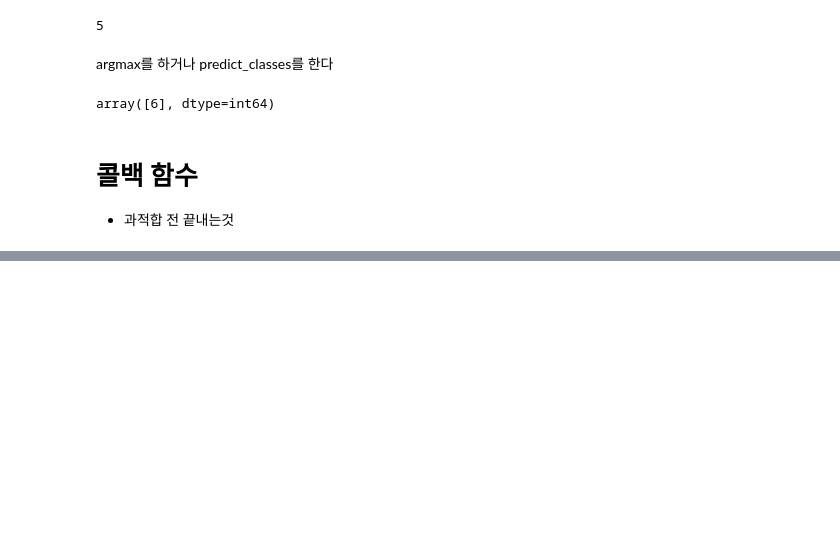
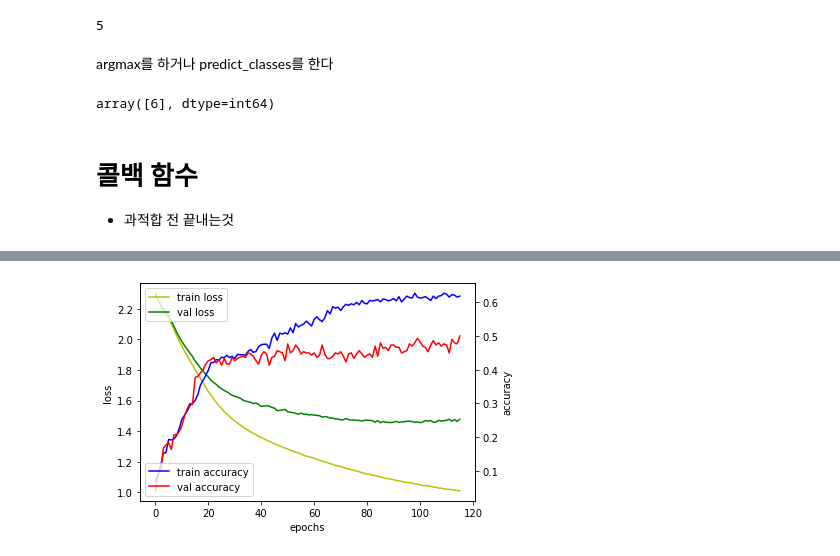
Before and after one commit to jiwon808/big, a Jupyter notebook: source/9_ML_DL/7_딥러닝기초_mnist(손글씨데이터).ipynb, the cells around one changed output, grey strips where cells are left out. Saved outputs shown, nothing was run; the diff lists cells and outputs as text; code cells hidden in the pictures; blank space fills up the shorter version.

```diff
--- a/source/9_ML_DL/7_딥러닝기초_mnist(손글씨데이터).ipynb
+++ b/source/9_ML_DL/7_딥러닝기초_mnist(손글씨데이터).ipynb
@@ -272,0 +369,90 @@ array([6], dtype=int64)
+# %%
+#199번이 198번과 비교했을때 더 크면 stop (과적합 stop)
+
+import tensorflow as tf
+np.random.seed(3)
+class CustomHistory(tf.keras.callbacks.Callback):   #Callback으로 부터 상속 받은 CustomHistory
+    def __init__(self):
+        self.epoch = 0
+        self.train_loss = []
+        self.val_loss = []
+        self.train_acc = []  # 변수를 만들어줌
+        self.val_acc = []
+    def on_epoch_end(self,batch,logs={}):   #Callback안에 있는 함수 override. 한 epoch끝날때 마다 logs에있는 loss를 train_loss에  apppend,#logs에있는 loss를 val_loss에  apppend
+        self.train_loss.append(logs.get('loss'))
+        self.val_loss.append(logs.get('val_loss'))
+        self.train_acc.append(logs.get('accuracy'))
+        self.val_acc.append(logs.get('val_accuracy'))
+        if self.epoch % 10 == 0:  #10으로 나누어지면
+            print("epoch:{}, loss:{},val_loss:{}".format(self.epoch,logs.get('loss'),logs.get('val_loss')
+                                                        ))
+        self.epoch += 1  #epoch 하나씩 늘고
+
+# 1. 데이터 셋 준비하기
+# 훈련셋, 검증셋 분리
+(X_train, Y_train), (X_test,Y_test) = mnist.load_data()
+
+# 훈련셋과 검증셋 분리  (X_train, Y_train을 검증셋과 훈련셋으로 분리)
+X_val = X_train[50000:]  #50000개부터 끝까지
+Y_val = Y_train[50000:]
+X_train = X_train[:50000]
+Y_train = Y_train[:50000]
+
+# normalize 하기 위해 색상값으로 나눠
+X_train = X_train.reshape(50000,784).astype('float32')/255.0    #0부터255너무떨어져있어서 나눠서 normalization ***
+X_val = X_val.reshape(10000,784).astype('float32')/255.0  # '데이터 784개' 한꺼번에 1차원으로 들어가  *******************************************
+X_test = X_test.reshape(10000,784).astype('float32')/255.0
+
+
+# 훈련셋과 검증셋 700개, 300개씩만 가져옴
+#1부터50000까지 700개를 random하게 뽑자
+train_rand_idxs = np.random.choice(50000,700)
+val_rand_idxs = np.random.choice(10000,300)
+X_train = X_train[train_rand_idxs]
+Y_train = Y_train[train_rand_idxs]
+#300개의 index만 사용
+X_val = X_val[val_rand_idxs]      #X_val, Y_val이 같아야
+Y_val = Y_val[val_rand_idxs]
+
+# 원 핫 인코딩 = 라벨링 전환
+# 0  => 1 0 0 0 0 0 0 0 0 0
+# 3 => 0 0 0 1 0 0 0 0 0 0
+Y_train =  utils.to_categorical(Y_train)    # to_categorical사용하여면 () 안에 변수는 '숫자'여야
+Y_val = utils.to_categorical(Y_val)
+Y_test = utils.to_categorical(Y_test)
+
+#2. 모델 구성하기
+model = Sequential()
+model.add(Dense(units=2, input_dim=784, activation="relu"))  #layer output 2개
+model.add(Dense(units=10, activation="softmax"))
+
+#3. 모델 학습과정 설정
+model.compile(loss="categorical_crossentropy", optimizer = "sgd", metrics=['accuracy'])
+
+
+#4.모델학습시키기
+from tensorflow.keras.callbacks import EarlyStopping
+# early_stopping = EarlyStopping()  # 성급한 조기 종료 *********************************************
+early_stopping = EarlyStopping(patience=30) #patience인자 수 만큼 Loss가 오를 수 있음. 적절한 조기종료 *********#val_loss 20번 늘어나느 것을 허용**************************
+hist = model.fit(X_train, Y_train, epochs=1000, batch_size=10, validation_data=(X_val,Y_val), verbose=1,
+                callbacks=[early_stopping]) # 조기 종료 ****************************************************
+
+
+#5.학습과정 표시하기
+fig, loss_ax = plt.subplots()
+loss_ax.plot(hist.history['loss'], 'y',label="train loss")
+loss_ax.plot(hist.history['val_loss'],'g',label='val loss')   #val_loss 검증셋 데이어틔 loss   #200번이 넘어가면서 너무 과적합해서 loss가 높아져. 회귀선과 더 멀어짐
+loss_ax.set_xlabel("epochs")
+loss_ax.set_ylabel("loss")
+
+acc_ax = loss_ax.twinx()  #x축을 공유하는 acc_ax
+acc_ax.plot(hist.history['accuracy'],'b', label="train accuracy")
+acc_ax.plot(hist.history['val_accuracy'],'r', label="val accuracy") # accuracy 저조함. 좋은 model 아님.
+acc_ax.set_ylabel("accuracy")
+
+loss_ax.legend(loc="upper left")
+acc_ax.legend(loc="lower left")
+
+# graph를 보면 val_loss살짝 올라가는 것 용납못해서 바로 끊어버림  (그러나 이것은 성급한 조기 종료)
+# ==> 개선:  약간 올라갔다 내려갔다 거릴 수도 있다. 이것까지는 봐주고 끊어버는 것이 좋다. 그 뒤에 또 올라가 그러면 끊어버림  (적절한 조기종료)
+# %% [output]
@@ -272,0 +477 @@ array([6], dtype=int64)
+[figure, added]
```
Also changed, not shown: parts of 24 cells of this notebook, 3 other files.
